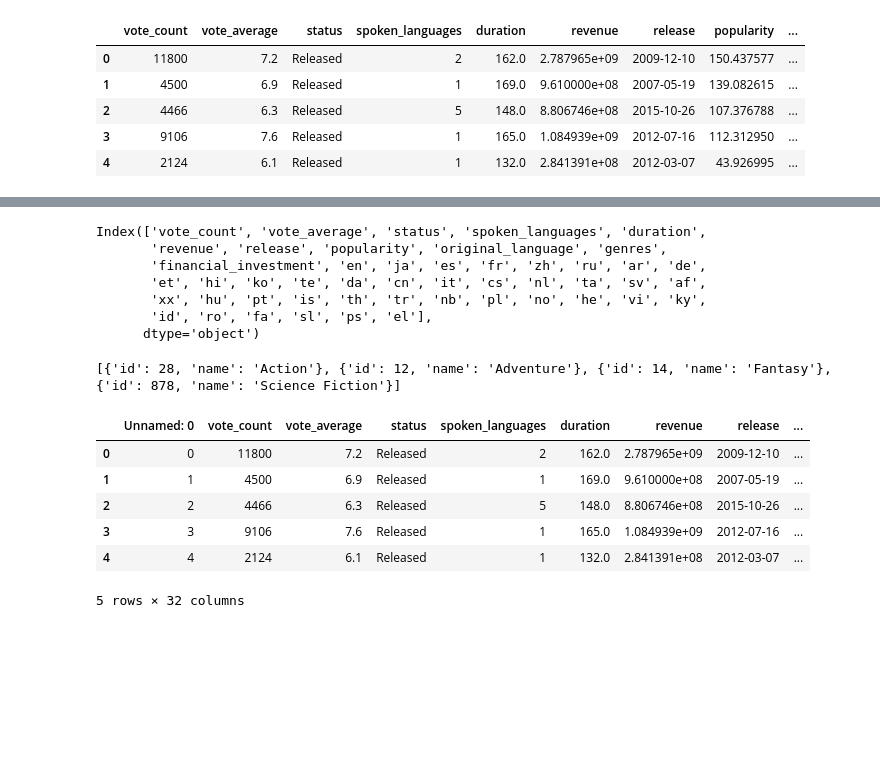
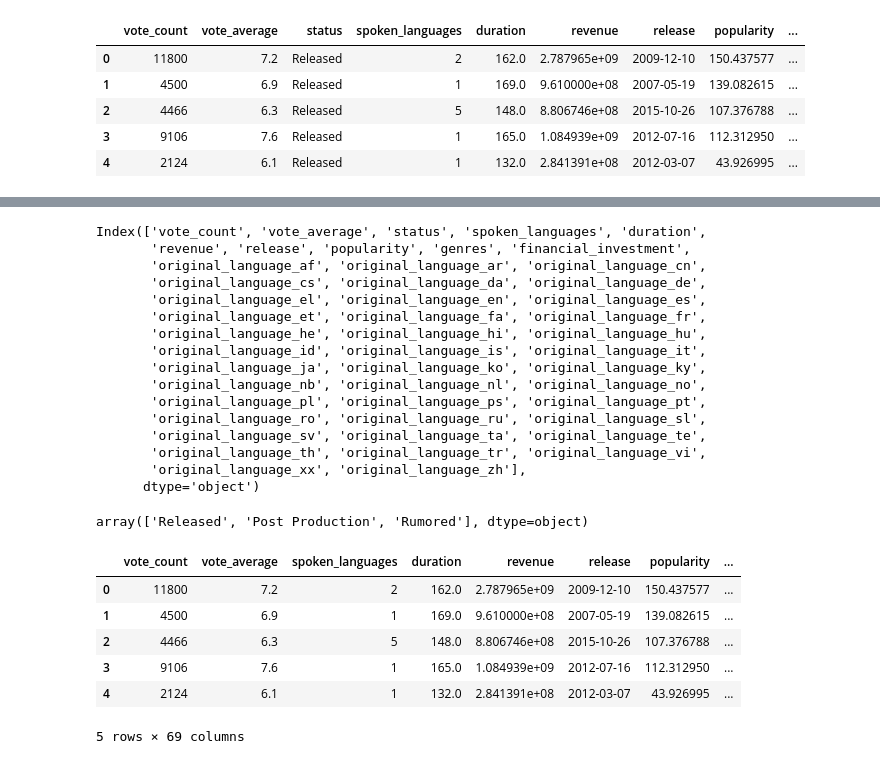
Before and after one commit to ELophem/Project_ML_2024, a Jupyter notebook: ProjectML.ipynb, the cells around one changed output, grey strips where cells are left out. Cells and saved outputs as stored; diff of their text form; code cells hidden in the pictures; blank space fills up the shorter version.

```diff
--- a/ProjectML.ipynb
+++ b/ProjectML.ipynb
@@ -251,28 +270,29 @@ print(unique_languages)
 # %%
-
-# Assuming 'languages' is your list of original languages
-languages = ['en', 'ja', 'es', 'fr', 'zh', 'ru', 'ar', 'de', 'et', 'hi', 'ko', 'te', 'da', 'cn',
- 'it', 'cs', 'nl', 'ta', 'sv', 'af', 'xx', 'hu', 'pt', 'is', 'th', 'tr', 'nb', 'pl',
- 'no', 'he', 'vi', 'ky', 'id', 'ro', 'fa', 'sl', 'ps', 'el']
-
-# Assuming your DataFrame is named 'data_read' and it contains a column 'original_language'
 # Create a new DataFrame to store the one-hot encoded languages
-encoded_languages = pd.DataFrame()
-
-# Iterate through each language and create a binary column for each with the language name as column name
-for lang in languages:
-    encoded_languages[lang] = (data_read['original_language'] == lang).astype(int)
-
-# Concatenate the encoded languages DataFrame with the original DataFrame
-data_read_encoded = pd.concat([data_read, encoded_languages], axis=1)
+data_read_encoded = pd.get_dummies(data_read, columns=['original_language'])
 
 # Now data_read_encoded contains the original DataFrame with one-hot encoded languages
 data_read_encoded.columns
 # %% [output]
 Index(['vote_count', 'vote_average', 'status', 'spoken_languages', 'duration',
-       'revenue', 'release', 'popularity', 'original_language', 'genres',
-       'financial_investment', 'en', 'ja', 'es', 'fr', 'zh', 'ru', 'ar', 'de',
-       'et', 'hi', 'ko', 'te', 'da', 'cn', 'it', 'cs', 'nl', 'ta', 'sv', 'af',
-       'xx', 'hu', 'pt', 'is', 'th', 'tr', 'nb', 'pl', 'no', 'he', 'vi', 'ky',
-       'id', 'ro', 'fa', 'sl', 'ps', 'el'],
+       'revenue', 'release', 'popularity', 'genres', 'financial_investment',
+       'original_language_af', 'original_language_ar', 'original_language_cn',
+       'original_language_cs', 'original_language_da', 'original_language_de',
+       'original_language_el', 'original_language_en', 'original_language_es',
+       'original_language_et', 'original_language_fa', 'original_language_fr',
+       'original_language_he', 'original_language_hi', 'original_language_hu',
+       'original_language_id', 'original_language_is', 'original_language_it',
+       'original_language_ja', 'original_language_ko', 'original_language_ky',
+       'original_language_nb', 'original_language_nl', 'original_language_no',
+       'original_language_pl', 'original_language_ps', 'original_language_pt',
+       'original_language_ro', 'original_language_ru', 'original_language_sl',
+       'original_language_sv', 'original_language_ta', 'original_language_te',
+       'original_language_th', 'original_language_tr', 'original_language_vi',
+       'original_language_xx', 'original_language_zh'],
       dtype='object')
+# %%
+# Now to one hot encode the status column
+status = data_read_encoded['status'].unique()
+status
+# %% [output]
+array(['Released', 'Post Production', 'Rumored'], dtype=object)
@@ -279,25 +302,31 @@ Index(['vote_count', 'vote_average', 'status', 'spoken_languages', 'duration',
 # %%
-data_read['genres'] = data_read['genres'].apply(json.loads)
-print(data_read['genres'][0])
+# First we need to convert the genres column to a list of dictionaries
+data_read_encoded['genres'] = data_read_encoded['genres'].apply(json.loads)
+
+# Now we can extract the genres from the list of dictionaries
 mlb = MultiLabelBinarizer()
 def extract_genres(x):
     genres = set()
     for i in x:
         genres.add(i['name'])
     return genres
 
-encoded_genres = mlb.fit_transform(data_read['genres'].apply(extract_genres))
-print(data_read['genres'][0])
+# Now we can multi-label encode the genres
+encoded_genres = mlb.fit_transform(data_read_encoded['genres'].apply(extract_genres))
 list(mlb.classes_)
 encoded_genres_df = pd.DataFrame(encoded_genres, columns=mlb.classes_)
-data_read = pd.concat([data_read, encoded_genres_df], axis=1)
-data_read.head()
+data_read_labeled = pd.concat([data_read_encoded, encoded_genres_df], axis=1)
+
+# Now we can drop the genres column
+data_read_labeled.drop('genres', axis=1, inplace=True)
+
+
+data_read_labeled.head()
 # %% [output]
+|  | vote_count | vote_average | spoken_languages | duration | revenue | release | popularity | ... |
+| 0 | 11800 | 7.2 | 2 | 162.0 | 2.787965e+09 | 2009-12-10 | 150.437577 | ... |
+| 1 | 4500 | 6.9 | 1 | 169.0 | 9.610000e+08 | 2007-05-19 | 139.082615 | ... |
+| 2 | 4466 | 6.3 | 5 | 148.0 | 8.806746e+08 | 2015-10-26 | 107.376788 | ... |
+| 3 | 9106 | 7.6 | 1 | 165.0 | 1.084939e+09 | 2012-07-16 | 112.312950 | ... |
+| 4 | 2124 | 6.1 | 1 | 132.0 | 2.841391e+08 | 2012-03-07 | 43.926995 | ... |
-[{'id': 28, 'name': 'Action'}, {'id': 12, 'name': 'Adventure'}, {'id': 14, 'name': 'Fantasy'}, {'id': 878, 'name': 'Science Fiction'}]
+5 rows × 69 columns
-|  | Unnamed: 0 | vote_count | vote_average | status | spoken_languages | duration | revenue | release | ... |
-| 0 | 0 | 11800 | 7.2 | Released | 2 | 162.0 | 2.787965e+09 | 2009-12-10 | ... |
-| 1 | 1 | 4500 | 6.9 | Released | 1 | 169.0 | 9.610000e+08 | 2007-05-19 | ... |
-| 2 | 2 | 4466 | 6.3 | Released | 5 | 148.0 | 8.806746e+08 | 2015-10-26 | ... |
-| 3 | 3 | 9106 | 7.6 | Released | 1 | 165.0 | 1.084939e+09 | 2012-07-16 | ... |
-| 4 | 4 | 2124 | 6.1 | Released | 1 | 132.0 | 2.841391e+08 | 2012-03-07 | ... |
-5 rows × 32 columns
```
Also changed, not shown: parts of 17 cells of this notebook.
